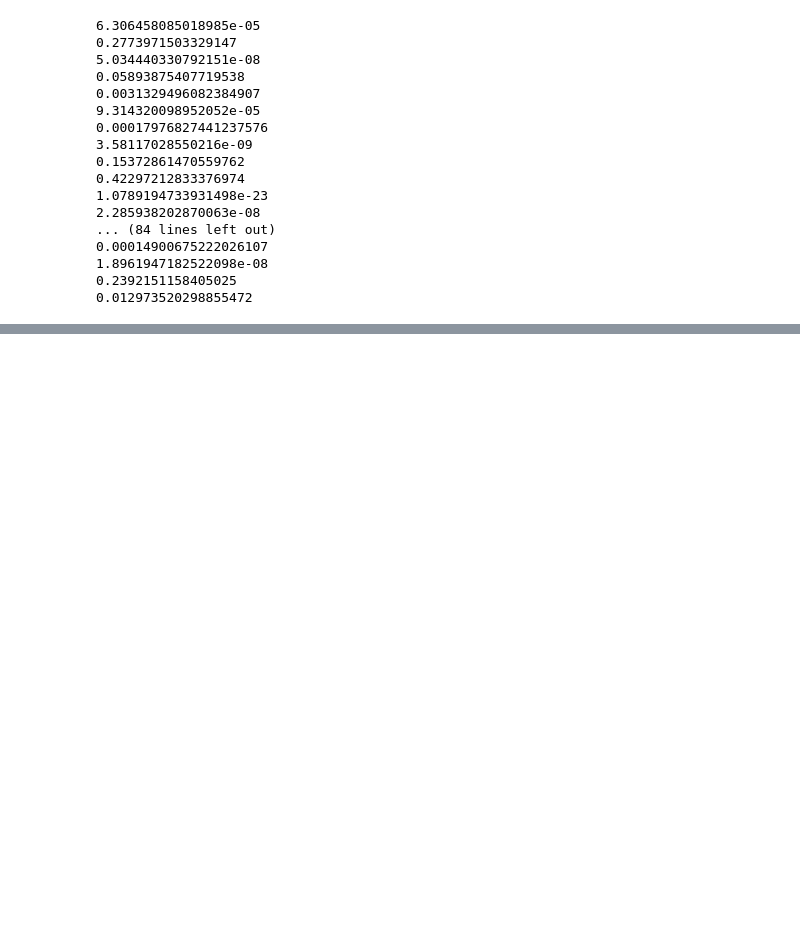
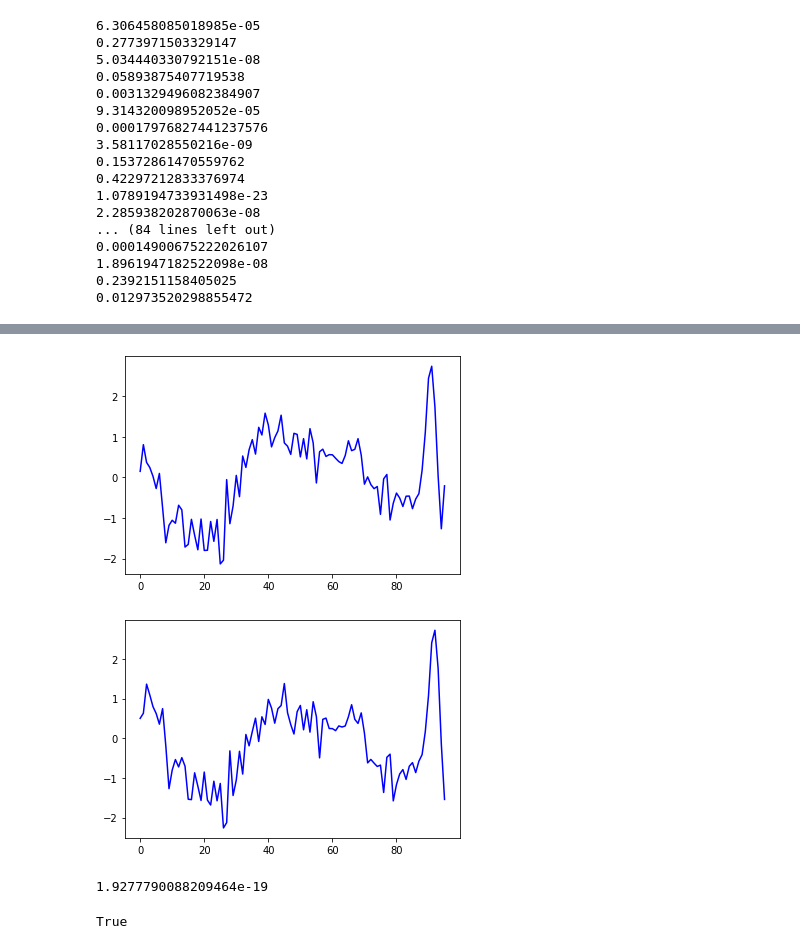
Before and after one commit to valeman/GRAILTS, a Jupyter notebook: Untitled5.ipynb, the cells around one changed output, grey strips where cells are left out. Cells and saved outputs as stored; diff of their text form; code cells hidden in the pictures; blank space fills up the shorter version.

```diff
--- a/Untitled5.ipynb
+++ b/Untitled5.ipynb
@@ -275,0 +298,11 @@ for j in range(effect_db.shape[0]):
+# %%
+plot(causal_db[1])
+plot(effect_db[1])
+# %% [output]
+[figure, added]
+[figure, added]
+# %%
+granger_causality(effect_db[2],causal_db[2], lag = 2, pval = 0.05, verbose = True)
+# %% [output]
+1.9277790088209464e-19
+True
```
Also changed, not shown: parts of 5 cells of this notebook, 3 other files.
